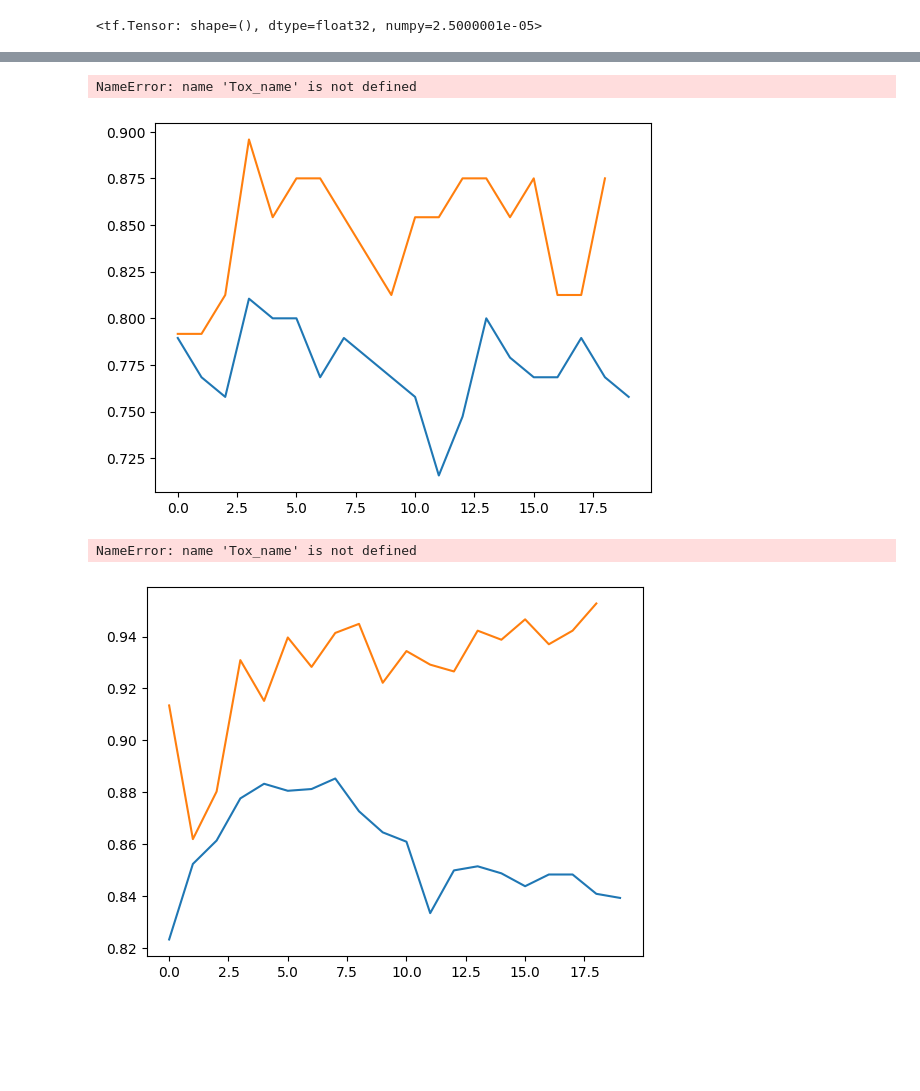
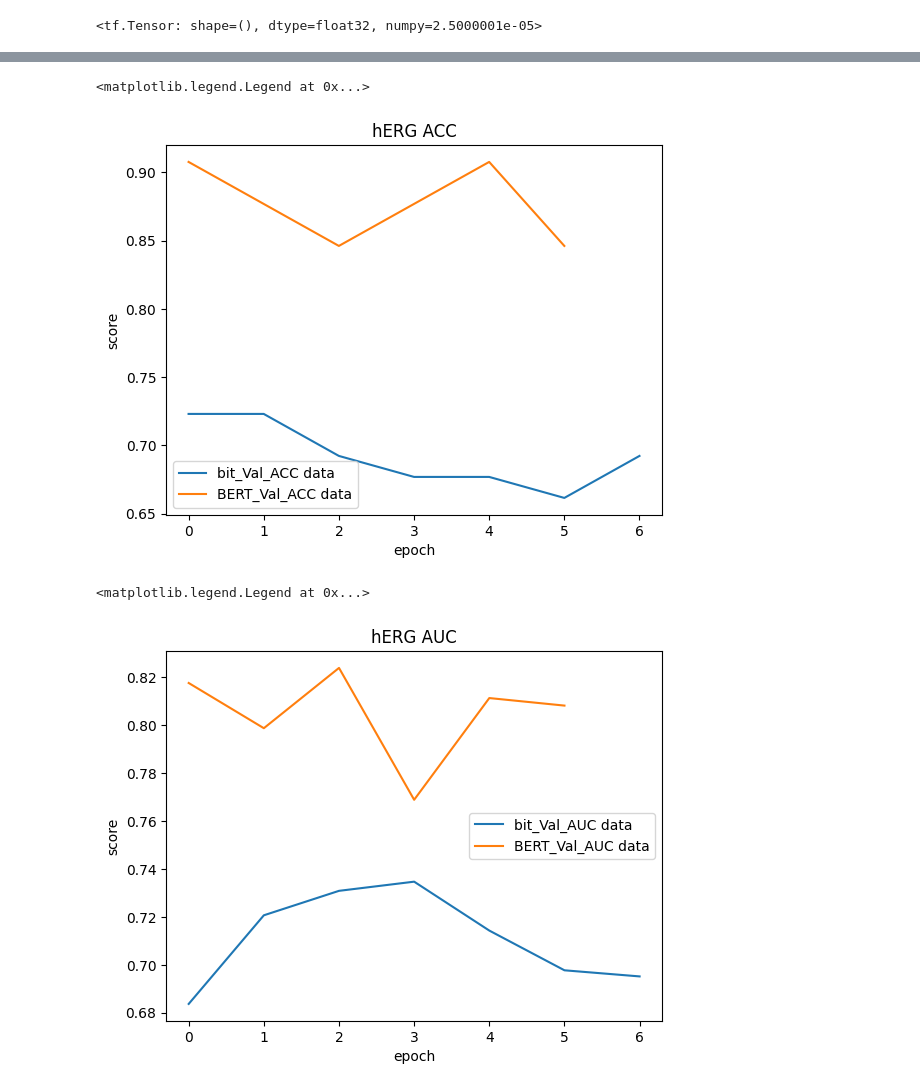
Before and after one commit to pop756/QM, a Jupyter notebook: Validation_BERT.ipynb, the cells around one changed output, grey strips where cells are left out. Drawn from its saved outputs; the diff is of its cells as text; code cells hidden in the pictures; blank space fills up the shorter version.

```diff
--- a/Validation_BERT.ipynb
+++ b/Validation_BERT.ipynb
@@ -517,10 +505,12 @@ for i in except_dict.keys():
     similar_dict[i] = most_similar(i)
 # %%
 ### Data processing
+
 AIS_train = []
 for index,i in enumerate(train):
     temp = []
     temp.append(3)
+    temp.append(4)
     temp.append(1)
     for j in i:
         try:
@@ -547,7 +537,9 @@ for i in len_20:
 
 
 
-x_train, x_val, y_train, y_val,_,len_20 = train_test_split(temp_x,temp_y,len_20, test_size=0.1, random_state=42)
+x_train, x_val, y_train, y_val,_,len_20 = train_test_split(temp_x,temp_y,len_20, test_size=0.2)
+
+x_val,x_test,y_val,y_test,len_20,len_20_test = train_test_split(x_val,y_val,len_20, test_size=0.5)
 
 temp = []
 for i in x_train:
@@ -568,3 +560,13 @@ temp = []
 for i in y_val:
     temp+=list(i)
 y_val = np.array(temp)
+
+temp = []
+for i in x_test:
+    temp+=list(i)
+x_test = np.array(temp)
+
+temp = []
+for i in y_test:
+    temp+=list(i)
+y_test = np.array(temp)
@@ -640,16 +644,0 @@ Epoch 6/20
-# %%
-len_20_herg_karim = []
-x_val_herg = []
-y_val_herg = []
-
-number = 0
-for index,i in enumerate(len_20):
-    if y_val[index][2] == 1 or y_val[index][3] == 1:
-        y_val_herg.append(y_val[index])
-        len_20_herg_karim.append(i)
-        x_val_herg.append(x_val[number:number+i])
-    number += i
-
-np.array(len_20_herg_karim)
-np.array(x_val_herg)
-np.array(y_val_herg)
@@ -701,5 +732,11 @@ from tdc.single_pred import Tox
 from Module import RDK
 train,tox_info = Tox(name=tox_name).get_data(format='DeepPurpose')
 bit_string = RDK.smile_to_RDkit(train,2048)
-x_train_NN,x_val_NN,y_train_NN,y_val_NN = train_test_split(np.array(bit_string)/1.,np.array(tox_info)/1.,test_size=0.2,random_state=1300)
+x_train_NN,x_val_NN,y_train_NN,y_val_NN = train_test_split(np.array(bit_string)/1.,np.array(tox_info)/1.,test_size=0.2)
+x_val_NN,x_test_NN,y_val_NN,y_test_NN = train_test_split(x_val_NN,y_val_NN, test_size=0.5)
+
+val_call_NN = CustomCallback_NN(x_val_NN,y_val_NN)
+
+model_NN.compile(loss = 'binary_crossentropy',optimizer='Adam',metrics=['acc',AUC(name = 'auc')])
+model_NN.fit(x_train_NN,y_train_NN,epochs=20,callbacks=[val_call_NN],batch_size=20)
 # %% [output]
@@ -730,24 +778,24 @@ Epoch 20/20
 # %%
-plt.plot([i for i in range(len(model_NN.history.history['val_acc']))],model_NN.history.history['val_acc'],label='bit_Val_ACC data')
+plt.plot([i for i in range(len(val_call_NN.history['val_acc']))],val_call_NN.history['val_acc'],label='bit_Val_ACC data')
 plt.plot([i for i in range(len(val_call.history['val_acc']))],val_call.history['val_acc'],label = 'BERT_Val_ACC data')
 #plt.plot([i for i in range(len(val_call2.history['val_acc']))],val_call2.history['val_acc'],label = 'BERT_Norm acc data')
-plt.title(Tox_name + ' ACC')
+plt.title(tox_name + ' ACC')
 plt.xlabel('epoch')
 plt.ylabel('score')
 
 plt.legend()
 # %% [output]
-NameError: name 'Tox_name' is not defined
+<matplotlib.legend.Legend at 0x...>
-[figure, old version]
+[figure, new version]
 # %%
-plt.plot([i for i in range(len(model_NN.history.history['val_auc']))],model_NN.history.history['val_auc'],label='bit_Val_AUC data')
+plt.plot([i for i in range(len(val_call_NN.history['val_auc']))],val_call_NN.history['val_auc'],label='bit_Val_AUC data')
 plt.plot([i for i in range(len(val_call.history['val_acc']))],val_call.history['val_auc'],label = 'BERT_Val_AUC data')
 #plt.plot([i for i in range(len(val_call2.history['val_acc']))],val_call2.history['val_auc'],label = 'BERT_Norm data')
-plt.title(Tox_name + ' AUC')
+plt.title(tox_name + ' AUC')
 plt.xlabel('epoch')
 plt.ylabel('score')
 
 plt.legend()
 # %% [output]
-NameError: name 'Tox_name' is not defined
+<matplotlib.legend.Legend at 0x...>
-[figure, old version]
+[figure, new version]
```
Also changed, not shown: parts of 45 cells of this notebook, 3 other files.
